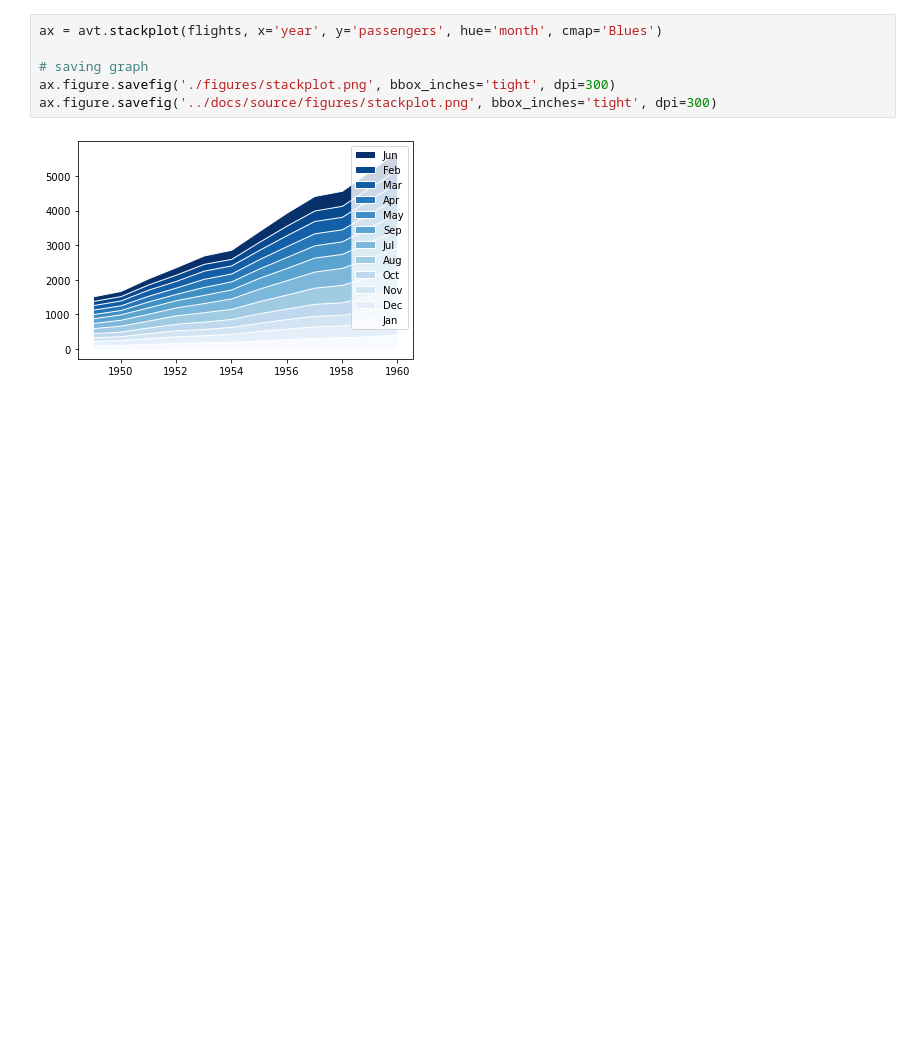
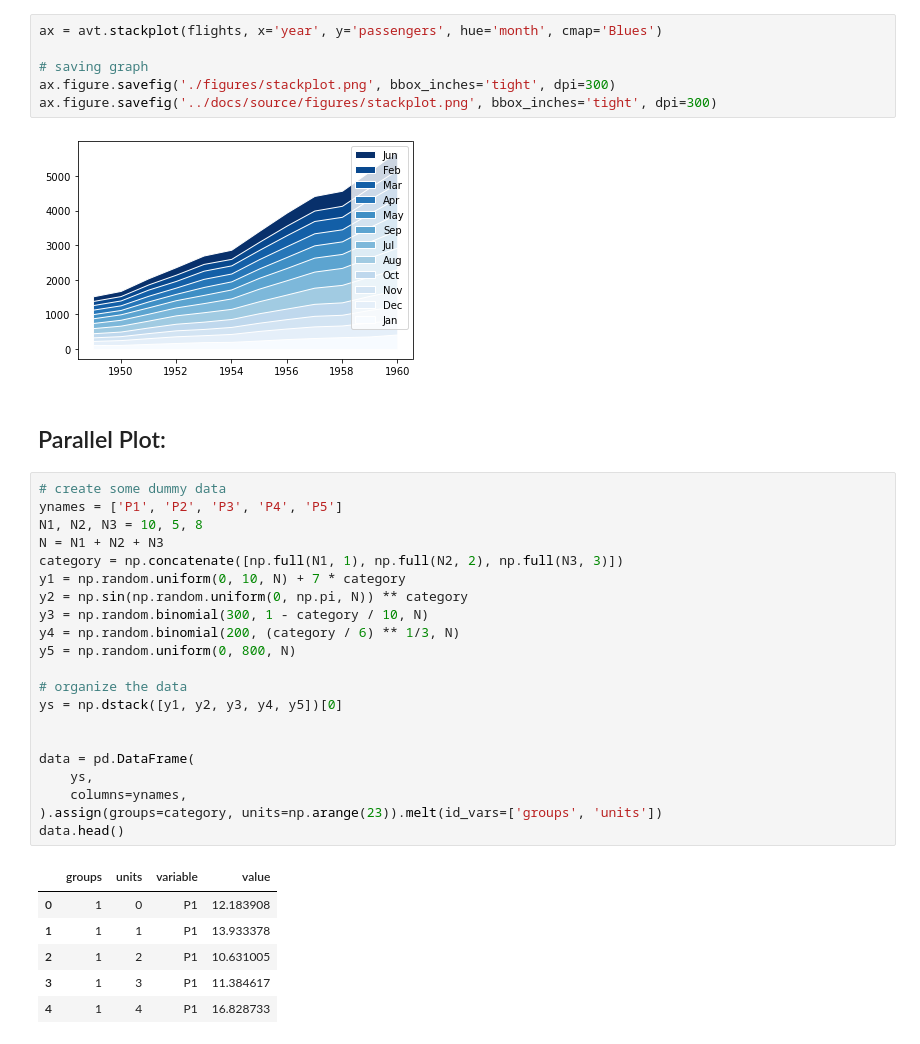
Before and after one commit to alexcapstick/alexs-visualisation-tools, a Jupyter notebook: examples/lineplot.ipynb, the cells around one changed output. Cells and saved outputs as stored; diff of their text form; blank space fills up the shorter version.

```diff
--- a/examples/lineplot.ipynb
+++ b/examples/lineplot.ipynb
@@ -32,3 +34,33 @@ ax.figure.savefig('./figures/stackplot.png', bbox_inches='tight', dpi=300)
 ax.figure.savefig('../docs/source/figures/stackplot.png', bbox_inches='tight', dpi=300)
 # %% [output]
 [figure]
+# %% [markdown]
+## Parallel Plot:
+# %%
+# create some dummy data
+ynames = ['P1', 'P2', 'P3', 'P4', 'P5']
+N1, N2, N3 = 10, 5, 8
+N = N1 + N2 + N3
+category = np.concatenate([np.full(N1, 1), np.full(N2, 2), np.full(N3, 3)])
+y1 = np.random.uniform(0, 10, N) + 7 * category
+y2 = np.sin(np.random.uniform(0, np.pi, N)) ** category
+y3 = np.random.binomial(300, 1 - category / 10, N)
+y4 = np.random.binomial(200, (category / 6) ** 1/3, N)
+y5 = np.random.uniform(0, 800, N)
+
+# organize the data
+ys = np.dstack([y1, y2, y3, y4, y5])[0]
+
+
+data = pd.DataFrame(
+    ys,
+    columns=ynames,
+).assign(groups=category, units=np.arange(23)).melt(id_vars=['groups', 'units'])
+data.head()
+# %% [output]
+|  | groups | units | variable | value |
+| 0 | 1 | 0 | P1 | 12.183908 |
+| 1 | 1 | 1 | P1 | 13.933378 |
+| 2 | 1 | 2 | P1 | 10.631005 |
+| 3 | 1 | 3 | P1 | 11.384617 |
+| 4 | 1 | 4 | P1 | 16.828733 |
```
Also changed, not shown: parts of 4 cells of this notebook, 6 other files.
